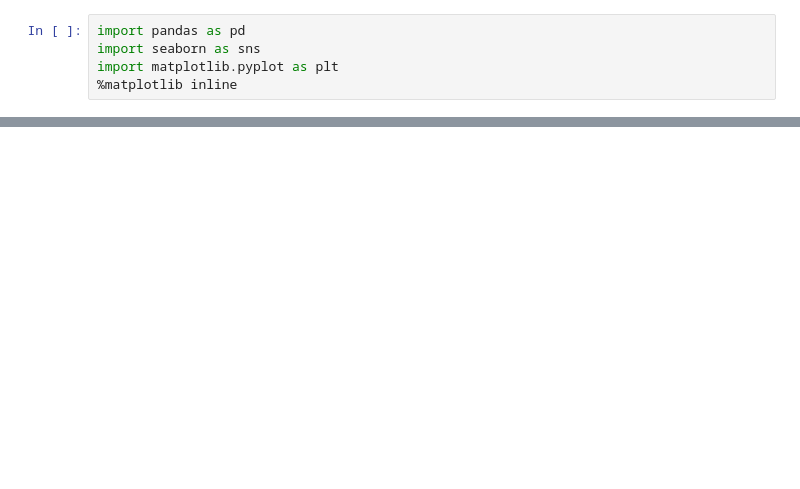
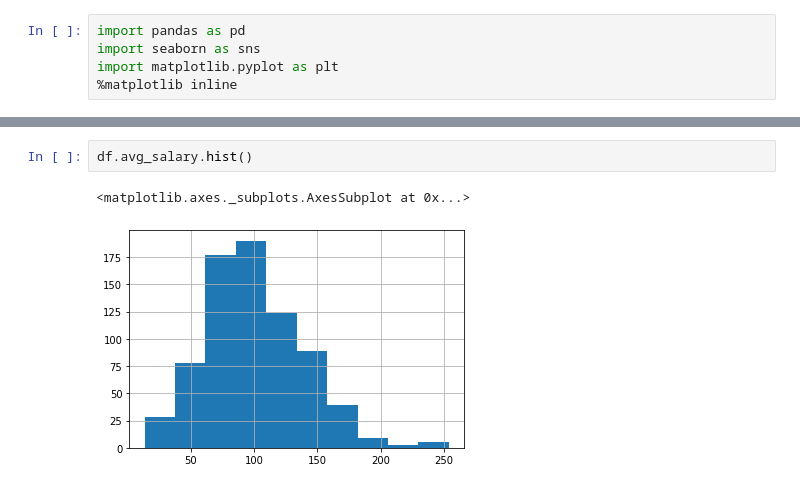
Before and after one commit to Aneerudh2k2/datascience_salary_proj, a Jupyter notebook: exploratory_data_analysis/eda.ipynb, the cells around one changed output, grey strips where cells are left out. Saved outputs shown, nothing was run; the diff lists cells and outputs as text; blank space fills up the shorter version.

```diff
--- a/exploratory_data_analysis/eda.ipynb
+++ b/exploratory_data_analysis/eda.ipynb
@@ -21,0 +226,5 @@ df.head(10)
+# %%
+df.avg_salary.hist()
+# %% [output]
+<matplotlib.axes._subplots.AxesSubplot at 0x...>
+[figure, added]
```
Also changed, not shown: parts of 24 cells of this notebook, 2 other files.
